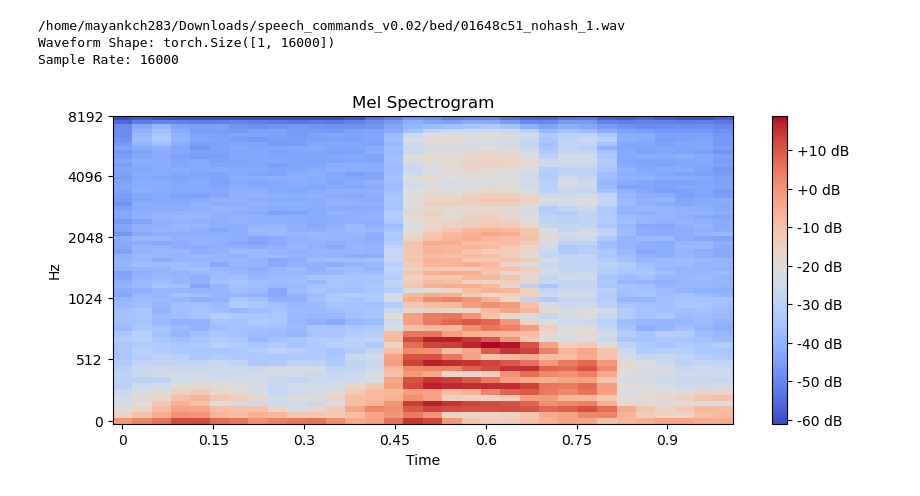
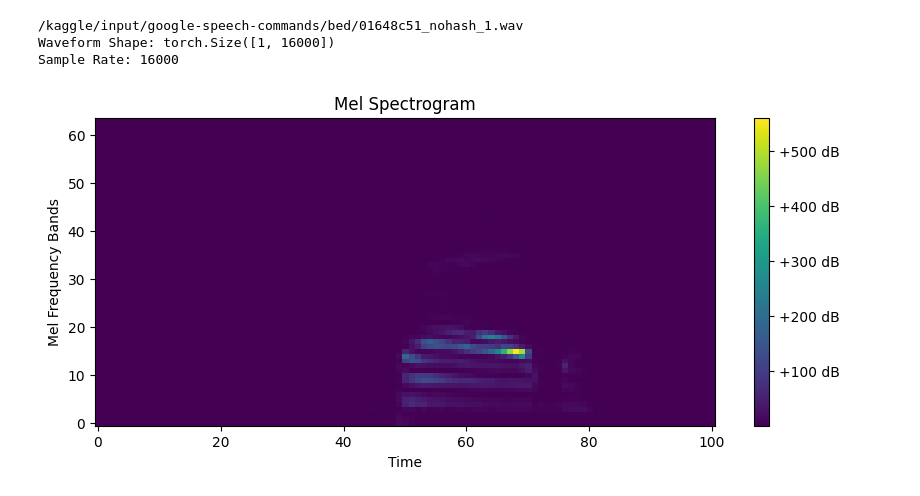
Before and after one commit to perceptronq/keywordspot, a Jupyter notebook: model.ipynb, the cells around one changed output. Drawn from its saved outputs; the diff is of its cells as text; code cells hidden in the pictures.

Commit message:
Kaggle Notebook | KeywordSpottingModel | Version 1

```diff
--- a/model.ipynb
+++ b/model.ipynb
@@ -3,8 +6,12 @@
 # %%
+import torch
+import torch.nn as nn
+import torch.optim as optim
+from torch.utils.data import Dataset, DataLoader
 import torchaudio
 import os
 
-DATA_PATH = '/home/mayankch283/Downloads/speech_commands_v0.02'
+DATA_PATH = '/kaggle/input/google-speech-commands'
 
 sample_file = os.path.join(DATA_PATH, 'bed', '01648c51_nohash_1.wav')
 print(sample_file)
@@ -13,20 +20,6 @@ waveform, sample_rate = torchaudio.load(sample_file)
 print("Waveform Shape:", waveform.shape)
 print("Sample Rate:", sample_rate)
 # %% [output]
-/home/mayankch283/Downloads/speech_commands_v0.02/bed/01648c51_nohash_1.wav
+/kaggle/input/google-speech-commands/bed/01648c51_nohash_1.wav
 Waveform Shape: torch.Size([1, 16000])
 Sample Rate: 16000
-# %%
-import librosa
-import matplotlib.pyplot as plt
-
-mel_spec = librosa.feature.melspectrogram(y=waveform.numpy()[0], sr=sample_rate, n_mels=64)
-log_mel_spec = librosa.power_to_db(mel_spec)
-
-plt.figure(figsize=(10, 4))
-librosa.display.specshow(log_mel_spec, sr=sample_rate, x_axis='time', y_axis='mel')
-plt.colorbar(format='%+2.0f dB')
-plt.title('Mel Spectrogram')
-plt.show()
-# %% [output]
-[figure, removed]
@@ -60,0 +26,38 @@ dataloader = DataLoader(dataset, batch_size=32, shuffle=True)
+# %%
+import torchaudio.transforms as T
+
+# Mel Spectrogram transformation for Google Speech Commands dataset
+mel_spectrogram_transform = T.MelSpectrogram(
+    sample_rate=16000,
+    n_fft=400,
+    hop_length=160,
+    n_mels=64,
+    f_min=0,
+    f_max=8000
+)
+
+# Example usage with an audio file
+import torchaudio
+import matplotlib.pyplot as plt
+
+audio_path = sample_file  # Replace with the path to your audio file
+waveform, sample_rate = torchaudio.load(audio_path)
+
+# Ensure waveform is resampled to 16000 Hz
+if sample_rate != 16000:
+    resample_transform = T.Resample(orig_freq=sample_rate, new_freq=16000)
+    waveform = resample_transform(waveform)
+
+# Apply the Mel Spectrogram transformation
+mel_spectrogram = mel_spectrogram_transform(waveform)
+
+# Visualize the Mel Spectrogram
+plt.figure(figsize=(10, 4))
+plt.imshow(mel_spectrogram[0].detach().numpy(), origin='lower', aspect='auto', cmap='viridis')
+plt.colorbar(format='%+2.0f dB')
+plt.title('Mel Spectrogram')
+plt.xlabel('Time')
+plt.ylabel('Mel Frequency Bands')
+plt.show()
+# %% [output]
+[figure, added]
```
Also changed, not shown: parts of 3 cells of this notebook.
